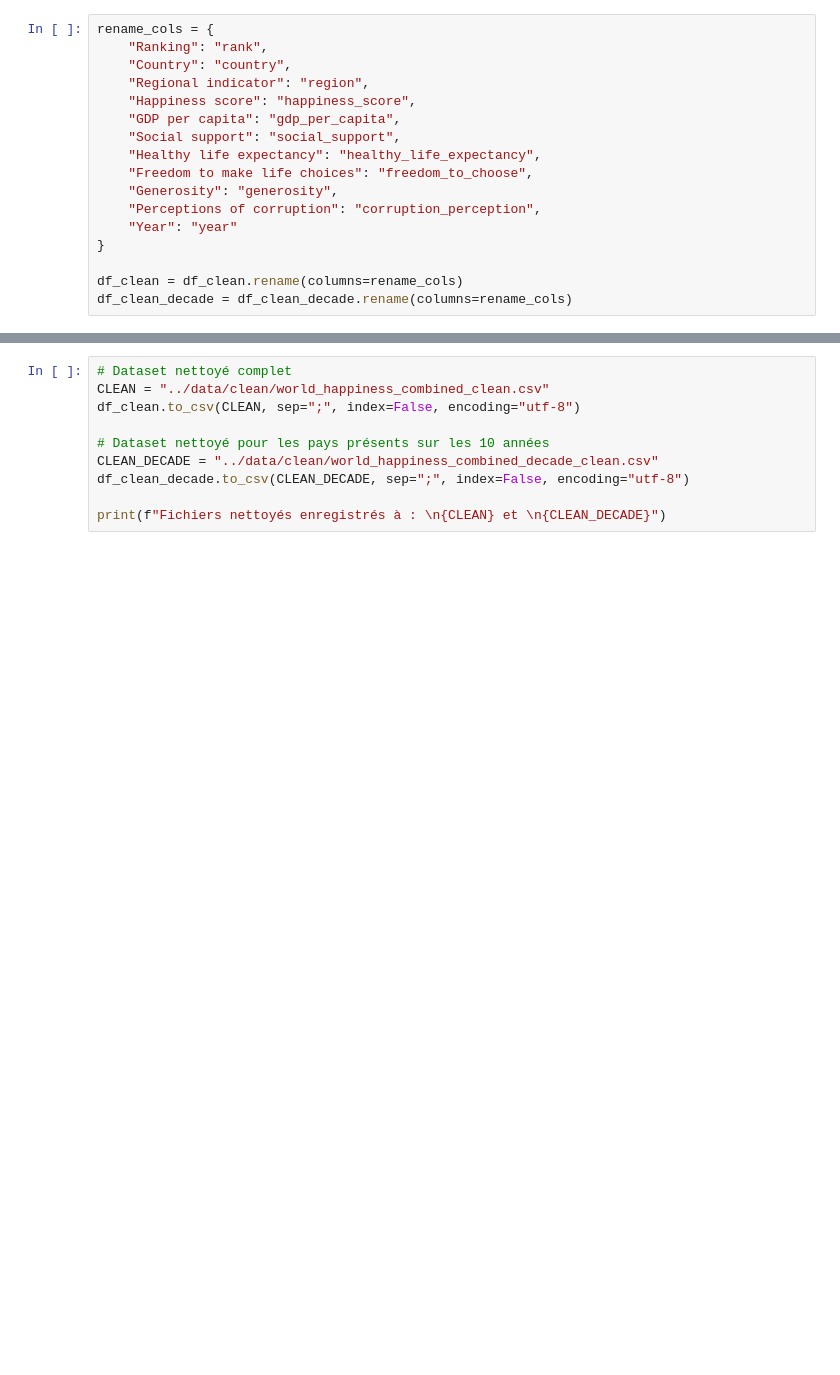
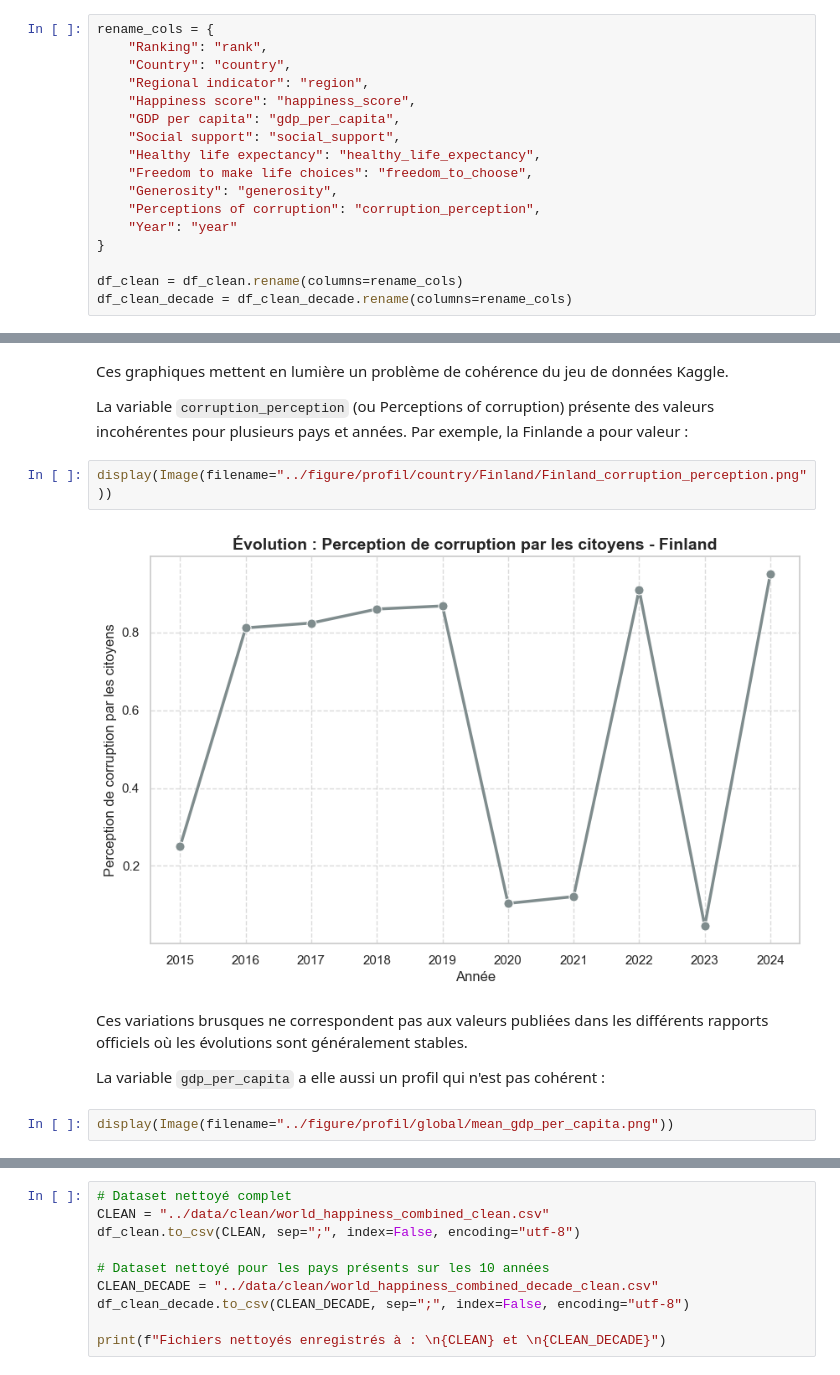
Before and after one commit to Anthony2210/world-happiness, a Jupyter notebook: code/nettoyage_des_données.ipynb, the cells around one changed output, grey strips where cells are left out. Cells and saved outputs as stored; diff of their text form; blank space fills up the shorter version.

```diff
--- a/code/nettoyage_des_données.ipynb
+++ b/code/nettoyage_des_données.ipynb
@@ -493,0 +620,14 @@ df_clean_decade = df_clean_decade.rename(columns=rename_cols)
+# %% [markdown]
+Ces graphiques mettent en lumière un problème de cohérence du jeu de données Kaggle.
+
+La variable `corruption_perception` (ou Perceptions of corruption) présente des valeurs incohérentes pour plusieurs pays et années. Par exemple, la Finlande a pour valeur :
+# %%
+display(Image(filename="../figure/profil/country/Finland/Finland_corruption_perception.png"))
+# %% [output]
+[figure, added]
+# %% [markdown]
+Ces variations brusques ne correspondent pas aux valeurs publiées dans les différents rapports officiels où les évolutions sont généralement stables.
+
+La variable `gdp_per_capita` a elle aussi un profil qui n'est pas cohérent :
+# %%
+display(Image(filename="../figure/profil/global/mean_gdp_per_capita.png"))
```
Also changed, not shown: parts of 27 cells of this notebook, 1 other file.
